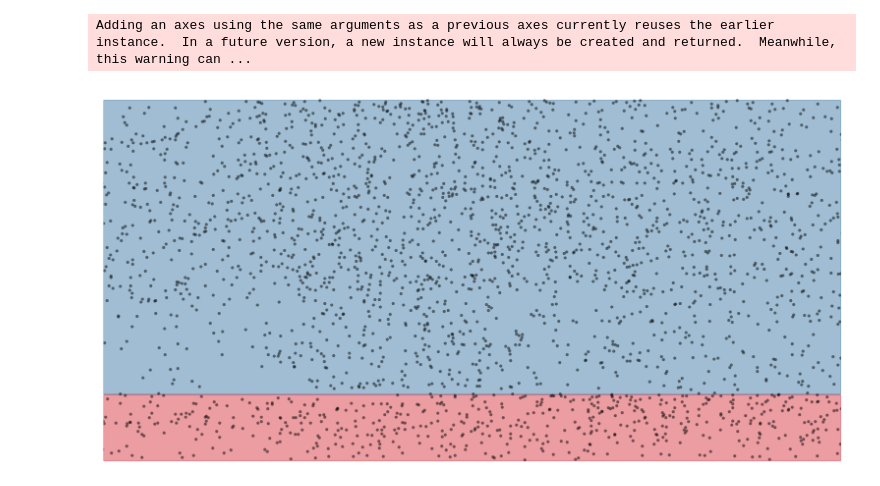
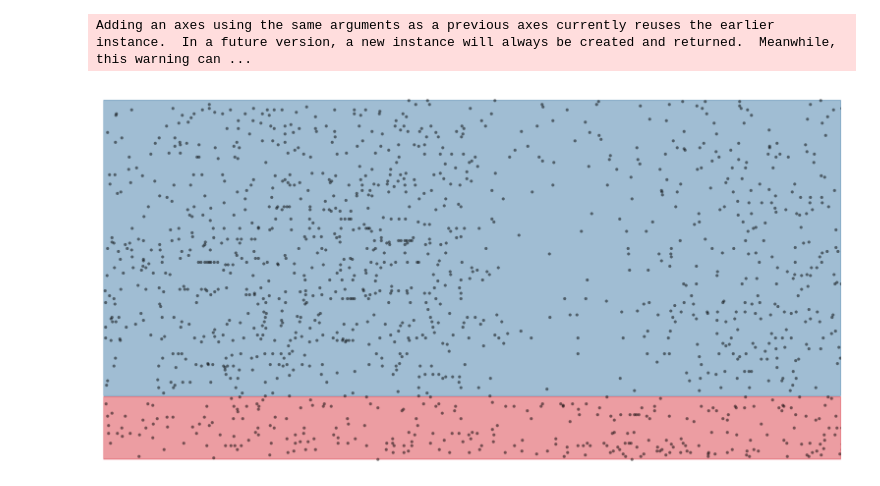
Before and after one commit to int-brain-lab/IBL-pipeline, a Jupyter notebook: notebooks/notebooks_plotting/Rasters.ipynb, the cells around one changed output. Cells and saved outputs as stored; diff of their text form; code cells hidden in the pictures.

Commit message:
PSTH plotting.

```diff
--- a/notebooks/notebooks_plotting/Rasters.ipynb
+++ b/notebooks/notebooks_plotting/Rasters.ipynb
@@ -366,24 +369,33 @@ def get_legend(trials_type, legend_group):
 from ibl_pipeline import subject
 keys = (ephys.DefaultCluster & (subject.Subject & 'subject_nickname="CSHL047"')).fetch('KEY')
 key = keys[30]
+# %%
+from uuid import UUID
+import datetime
+key = {'subject_uuid': UUID('15f98ab5-20d8-4345-a5de-21912a39575f'),
+   'session_start_time': datetime.datetime(2020, 1, 22, 8, 28, 49),
+   'probe_idx': 1,
+   'cluster_id': 35,
+   'event': 'feedback',
+   'sort_by': 'feedback type'}
 # %%
 # new cluster
 cluster = ephys.DefaultCluster & key
 trials_all = (behavior.TrialSet.Trial * ephys.AlignedTrialSpikes & cluster).proj(
     'trial_start_time', 'trial_stim_on_time', 'trial_response_time', 'trial_feedback_time',
     'trial_response_choice', 'trial_spike_times', 'trial_feedback_type',
     trial_duration='trial_end_time-trial_start_time',
     trial_signed_contrast='trial_stim_contrast_right - trial_stim_contrast_left'
 ) & 'trial_duration < 5' & 'trial_response_choice!="No Go"' & key
 
 trials_left = trials_all & 'trial_response_choice="CW"' & 'trial_signed_contrast < 0'
 trials_right = trials_all & 'trial_response_choice="CCW"' & 'trial_signed_contrast > 0'
 trials = trials_all & [trials_right.proj(), trials_left.proj()]
 align_event = 'stim on'
 # encoded_string, y_lim, label, contrasts, tick_pos = create_raster_plot_combined(
 #     trials_all, align_event, 'contrast', show_plot=True)
-encoded_string, y_lim, label = create_raster_plot_combined(
+encoded_string, y_lim, label = putils.create_raster_plot_combined(
     trials_all, align_event, 'feedback type', show_plot=True)
 # %% [output]
 Adding an axes using the same arguments as a previous axes currently reuses the earlier instance.  In a future version, a new instance will always be created and returned.  Meanwhile, this warning can ...
-[figure, old version]
+[figure, new version]
```
Also changed, not shown: parts of 7 cells of this notebook, 4 other files.
